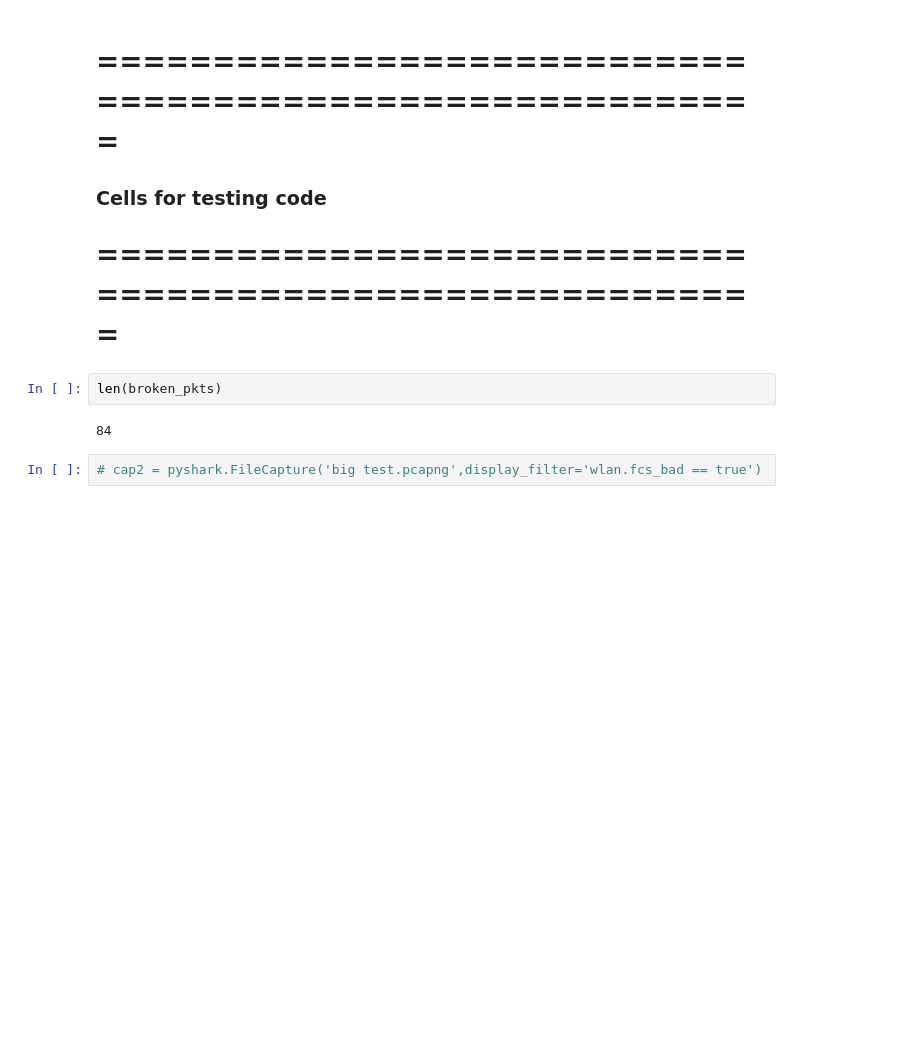
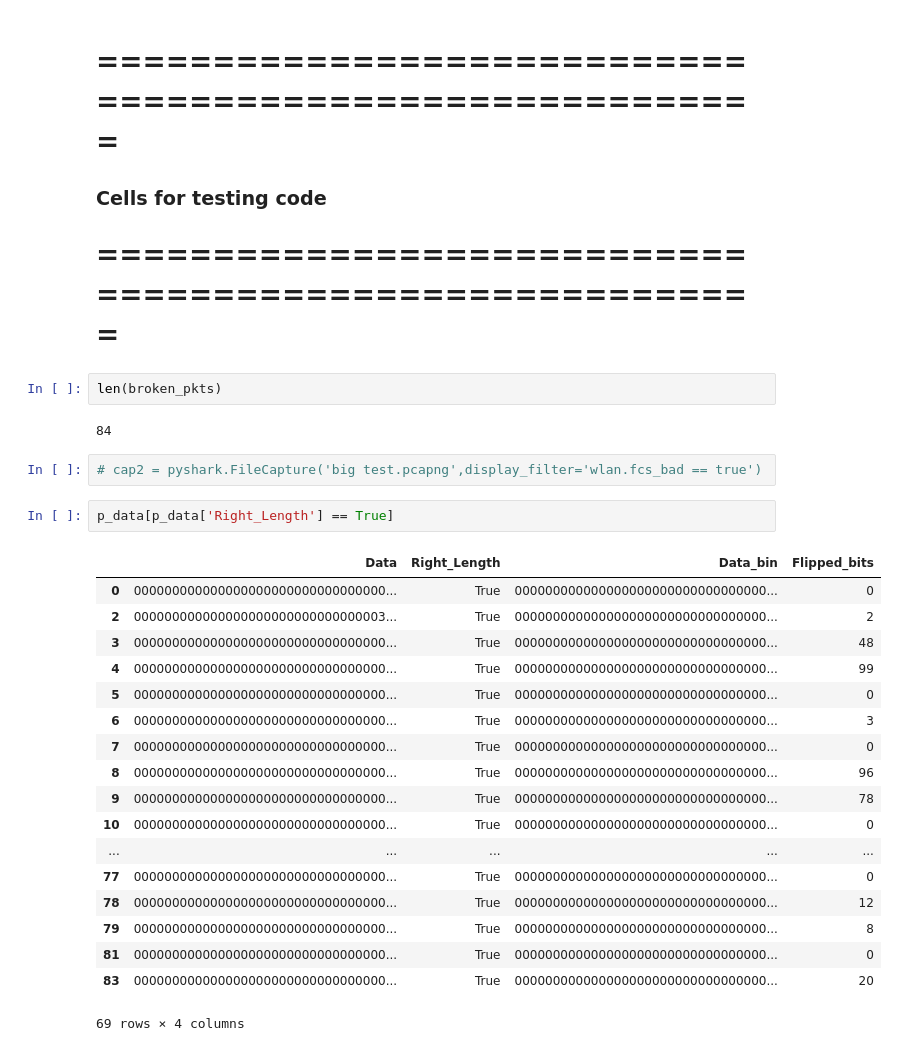
Before and after one commit to JuanCabre/aalborg_cooperation, a Jupyter notebook: fcs_failed_packet_inspection.ipynb, the cells around one changed output. Saved outputs shown, nothing was run; the diff lists cells and outputs as text; blank space fills up the shorter version.

```diff
--- a/fcs_failed_packet_inspection.ipynb
+++ b/fcs_failed_packet_inspection.ipynb
@@ -153,3 +153,24 @@ len(broken_pkts)
 84
 # %%
 # cap2 = pyshark.FileCapture('big test.pcapng',display_filter='wlan.fcs_bad == true')
+# %%
+p_data[p_data['Right_Length'] == True]
+# %% [output]
+|  | Data | Right_Length | Data_bin | Flipped_bits |
+| 0 | 000000000000000000000000000000000... | True | 000000000000000000000000000000000... | 0 |
+| 2 | 000000000000000000000000000000003... | True | 000000000000000000000000000000000... | 2 |
+| 3 | 000000000000000000000000000000000... | True | 000000000000000000000000000000000... | 48 |
+| 4 | 000000000000000000000000000000000... | True | 000000000000000000000000000000000... | 99 |
+| 5 | 000000000000000000000000000000000... | True | 000000000000000000000000000000000... | 0 |
+| 6 | 000000000000000000000000000000000... | True | 000000000000000000000000000000000... | 3 |
+| 7 | 000000000000000000000000000000000... | True | 000000000000000000000000000000000... | 0 |
+| 8 | 000000000000000000000000000000000... | True | 000000000000000000000000000000000... | 96 |
+| 9 | 000000000000000000000000000000000... | True | 000000000000000000000000000000000... | 78 |
+| 10 | 000000000000000000000000000000000... | True | 000000000000000000000000000000000... | 0 |
+| ... | ... | ... | ... | ... |
+| 77 | 000000000000000000000000000000000... | True | 000000000000000000000000000000000... | 0 |
+| 78 | 000000000000000000000000000000000... | True | 000000000000000000000000000000000... | 12 |
+| 79 | 000000000000000000000000000000000... | True | 000000000000000000000000000000000... | 8 |
+| 81 | 000000000000000000000000000000000... | True | 000000000000000000000000000000000... | 0 |
+| 83 | 000000000000000000000000000000000... | True | 000000000000000000000000000000000... | 20 |
+69 rows × 4 columns
```
